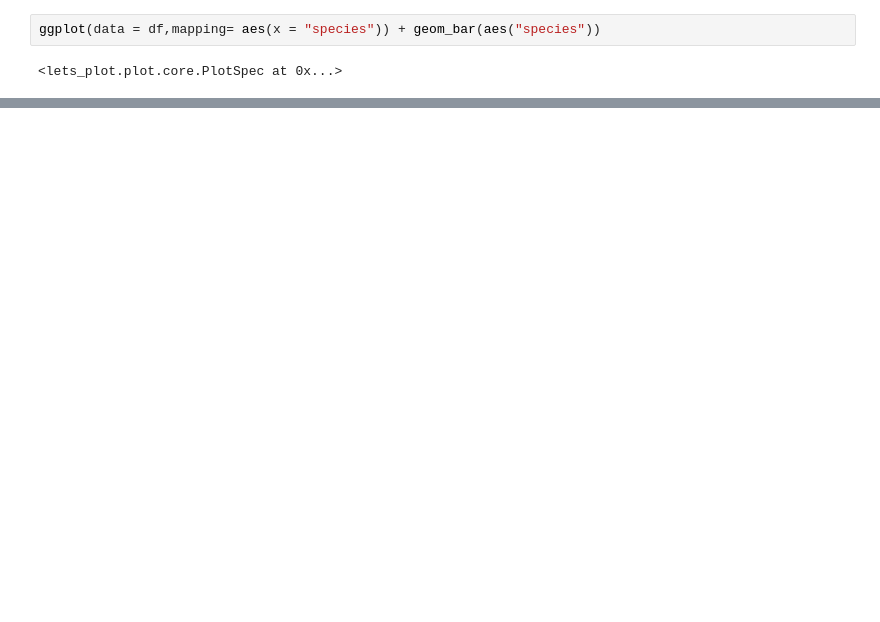
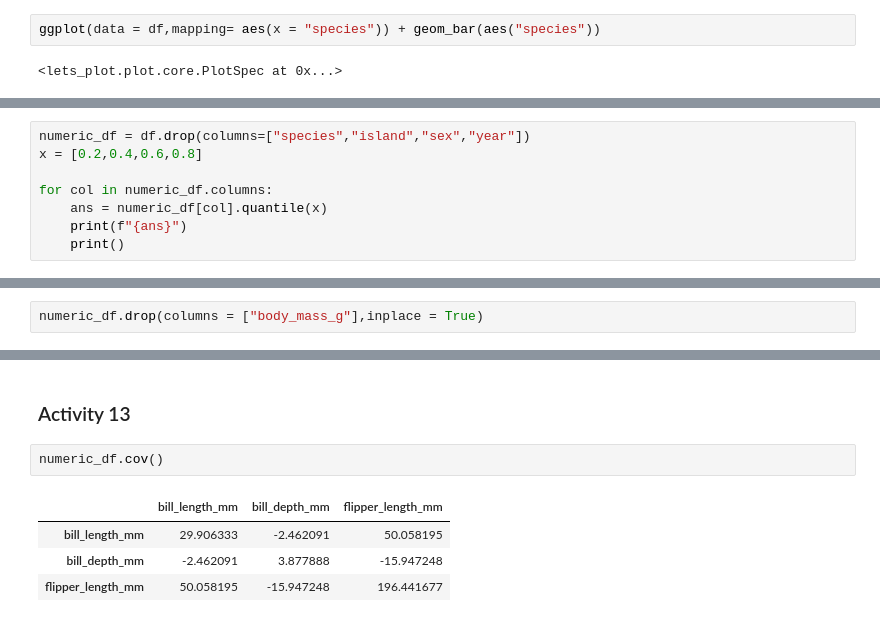
Before and after one commit to vishal-adithya-mdx/CST-1440, a Jupyter notebook: w-4.ipynb, the cells around one changed output, grey strips where cells are left out. Cells and saved outputs as stored; diff of their text form; blank space fills up the shorter version.

```diff
--- a/w-4.ipynb
+++ b/w-4.ipynb
@@ -67,0 +179,8 @@ ggplot(data = df,mapping= aes(x = "body_mass_g")) + geom_histogram(aes("body_mas
+# %%
+numeric_df = df.drop(columns=["species","island","sex","year"])
+x = [0.2,0.4,0.6,0.8]
+
+for col in numeric_df.columns:
+    ans = numeric_df[col].quantile(x)
+    print(f"{ans}")
+    print()
@@ -67,0 +216,2 @@ ggplot(data = df,mapping= aes(x = "body_mass_g")) + geom_histogram(aes("body_mas
+# %%
+numeric_df.drop(columns = ["body_mass_g"],inplace = True)
@@ -67,0 +263,9 @@ ggplot(data = df,mapping= aes(x = "body_mass_g")) + geom_histogram(aes("body_mas
+# %% [markdown]
+### Activity 13
+# %%
+numeric_df.cov()
+# %% [output]
+|  | bill_length_mm | bill_depth_mm | flipper_length_mm |
+| bill_length_mm | 29.906333 | -2.462091 | 50.058195 |
+| bill_depth_mm | -2.462091 | 3.877888 | -15.947248 |
+| flipper_length_mm | 50.058195 | -15.947248 | 196.441677 |
```
Also changed, not shown: parts of 32 cells of this notebook.
